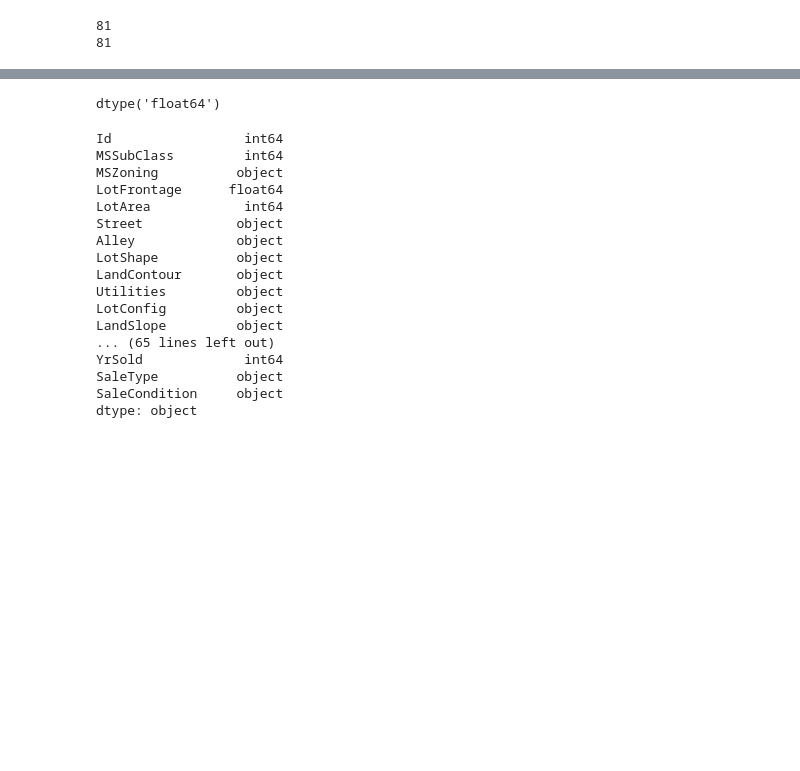
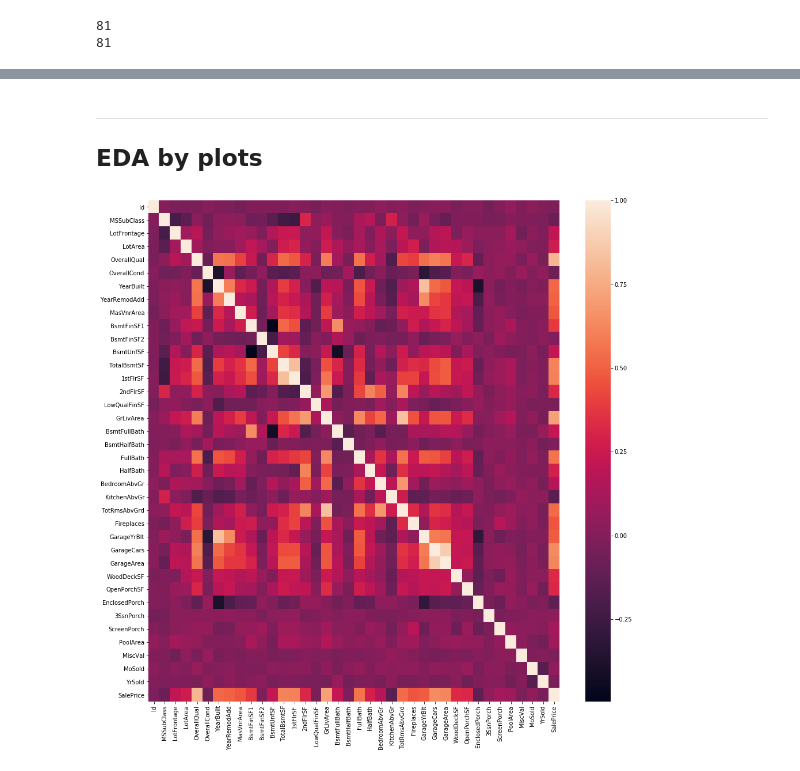
Before and after one commit to ber0-0/BrainStation-Capstone-Sale-Price-Prediction, a Jupyter notebook: Data_Cleansing.ipynb, the cells around one changed output, grey strips where cells are left out. Saved outputs shown, nothing was run; the diff lists cells and outputs as text; code cells hidden in the pictures; blank space fills up the shorter version.

Commit message:
EDA by plots

```diff
--- a/Data_Cleansing.ipynb
+++ b/Data_Cleansing.ipynb
@@ -174,24 +208,10 @@ dt[dt['LotFrontage'].isna()==True].head()
-# %%
-dt['LotFrontage'].dtypes
-# %% [output]
-dtype('float64')
-# %%
-dt.dtypes
-# %% [output]
-Id                 int64
-MSSubClass         int64
-MSZoning          object
-LotFrontage      float64
-LotArea            int64
-Street            object
-Alley             object
-LotShape          object
-LandContour       object
-Utilities         object
-LotConfig         object
-LandSlope         object
-... (65 lines left out)
-YrSold             int64
-SaleType          object
-SaleCondition     object
-dtype: object
+# %% [markdown]
+---
+
+## EDA by plots
+# %%
+plt.figure(figsize=(16,16))
+sns.heatmap(dt.corr())
+plt.show()
+# %% [output]
+[figure, added]
```
Also changed, not shown: parts of 19 cells of this notebook.
